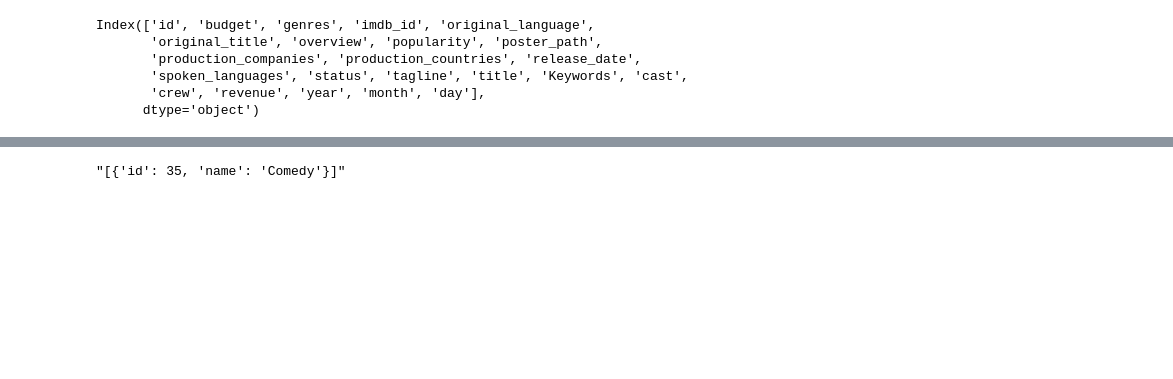
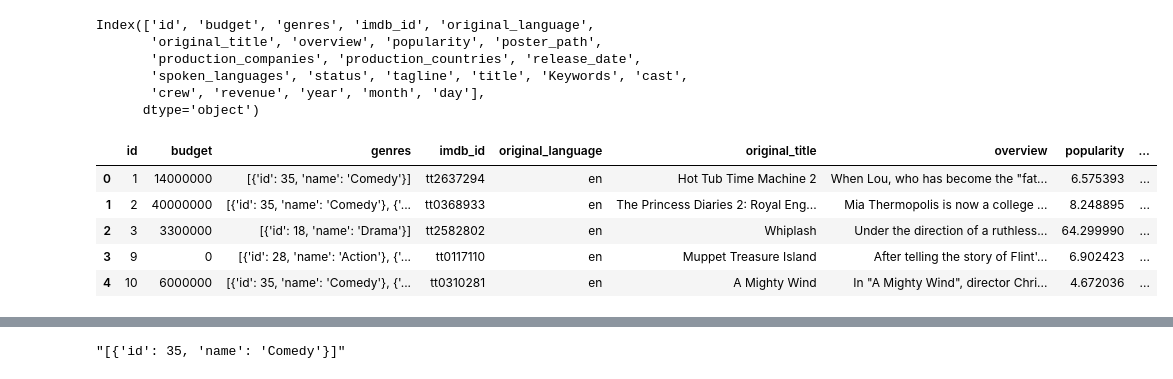
Before and after one commit to JONGSKY/data_science_kaggle, a Jupyter notebook: tmdb_box_office_prediction/code/Untitled.ipynb, the cells around one changed output, grey strips where cells are left out. Cells and saved outputs as stored; diff of their text form; code cells hidden in the pictures; blank space fills up the shorter version.

```diff
--- a/tmdb_box_office_prediction/code/Untitled.ipynb
+++ b/tmdb_box_office_prediction/code/Untitled.ipynb
@@ -276,0 +283,9 @@ Index(['id', 'budget', 'genres', 'imdb_id', 'original_language',
+# %%
+train_prepro_data.head()
+# %% [output]
+|  | id | budget | genres | imdb_id | original_language | original_title | overview | popularity | ... |
+| 0 | 1 | 14000000 | [{'id': 35, 'name': 'Comedy'}] | tt2637294 | en | Hot Tub Time Machine 2 | When Lou, who has become the "fat... | 6.575393 | ... |
+| 1 | 2 | 40000000 | [{'id': 35, 'name': 'Comedy'}, {'... | tt0368933 | en | The Princess Diaries 2: Royal Eng... | Mia Thermopolis is now a college ... | 8.248895 | ... |
+| 2 | 3 | 3300000 | [{'id': 18, 'name': 'Drama'}] | tt2582802 | en | Whiplash | Under the direction of a ruthless... | 64.299990 | ... |
+| 3 | 9 | 0 | [{'id': 28, 'name': 'Action'}, {'... | tt0117110 | en | Muppet Treasure Island | After telling the story of Flint'... | 6.902423 | ... |
+| 4 | 10 | 6000000 | [{'id': 35, 'name': 'Comedy'}, {'... | tt0310281 | en | A Mighty Wind | In "A Mighty Wind", director Chri... | 4.672036 | ... |
```
Also changed, not shown: parts of 28 cells of this notebook.
